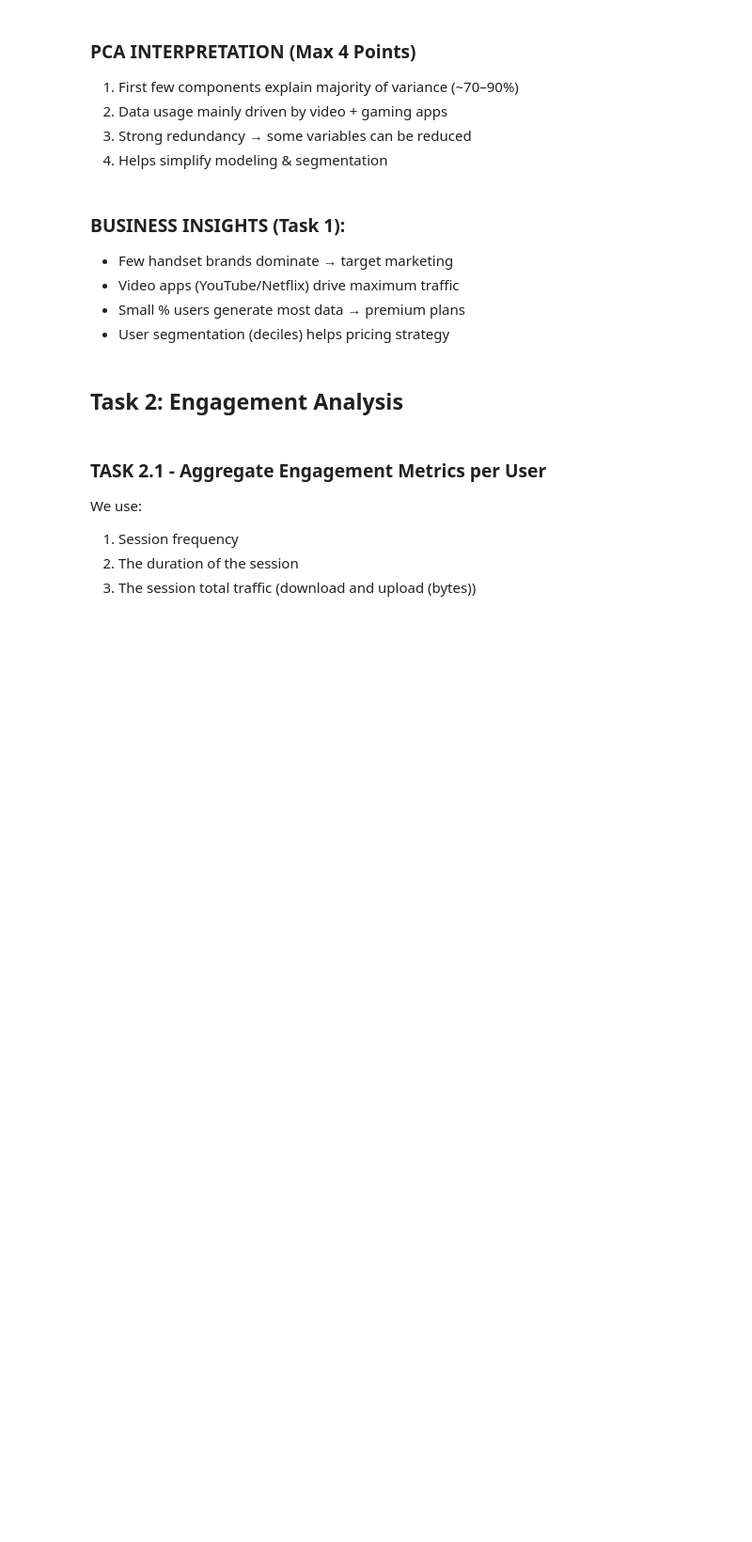
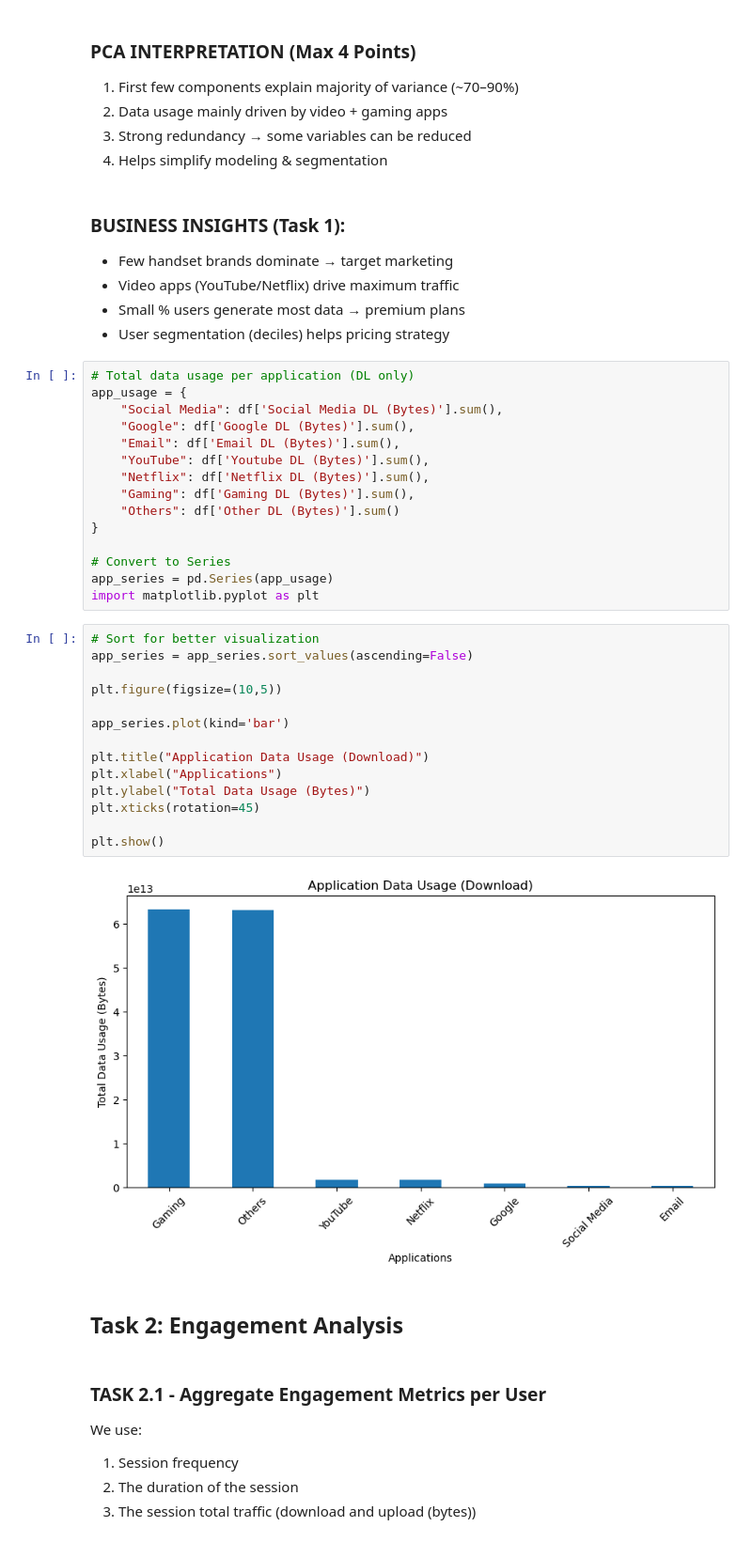
Before and after one commit to srivastavaparul628-ops/Project-5, a Jupyter notebook: Telecom_Project_Notebook.ipynb, the cells around one changed output. Shown at 94% size. Saved outputs shown, nothing was run; the diff lists cells and outputs as text; blank space fills up the shorter version.

```diff
--- a/Telecom_Project_Notebook.ipynb
+++ b/Telecom_Project_Notebook.ipynb
@@ -418,6 +443,37 @@ plt.show()
 * Video apps (YouTube/Netflix) drive maximum traffic
 * Small % users generate most data → premium plans
 * User segmentation (deciles) helps pricing strategy
+# %%
+# Total data usage per application (DL only)
+app_usage = {
+    "Social Media": df['Social Media DL (Bytes)'].sum(),
+    "Google": df['Google DL (Bytes)'].sum(),
+    "Email": df['Email DL (Bytes)'].sum(),
+    "YouTube": df['Youtube DL (Bytes)'].sum(),
+    "Netflix": df['Netflix DL (Bytes)'].sum(),
+    "Gaming": df['Gaming DL (Bytes)'].sum(),
+    "Others": df['Other DL (Bytes)'].sum()
+}
+
+# Convert to Series
+app_series = pd.Series(app_usage)
+import matplotlib.pyplot as plt
+# %%
+# Sort for better visualization
+app_series = app_series.sort_values(ascending=False)
+
+plt.figure(figsize=(10,5))
+
+app_series.plot(kind='bar')
+
+plt.title("Application Data Usage (Download)")
+plt.xlabel("Applications")
+plt.ylabel("Total Data Usage (Bytes)")
+plt.xticks(rotation=45)
+
+plt.show()
+# %% [output]
+[figure, added]
 # %% [markdown]
 ## Task 2: Engagement Analysis
 # %% [markdown]
```
Also changed, not shown: parts of 27 cells of this notebook, 3 other files.
